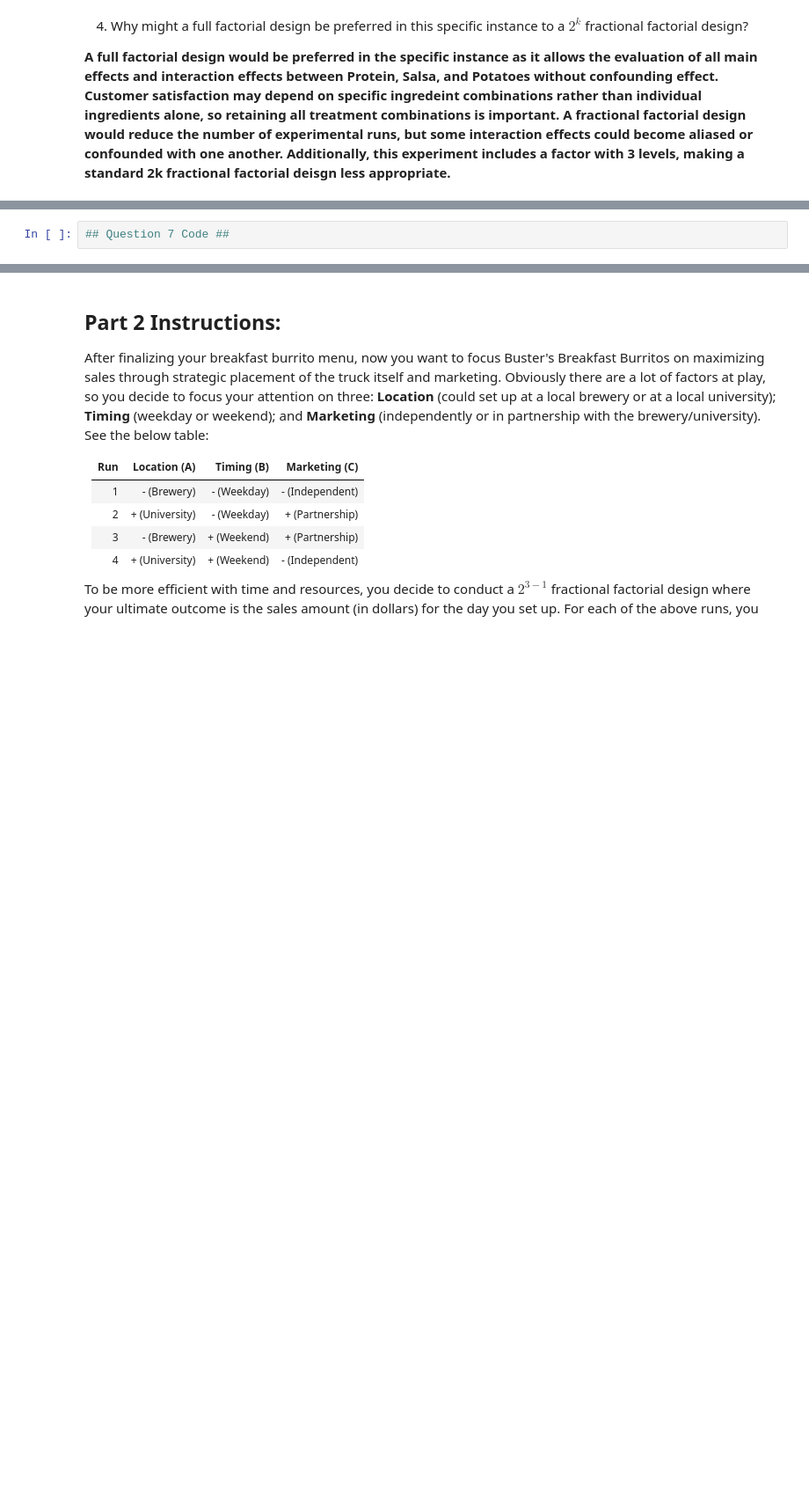
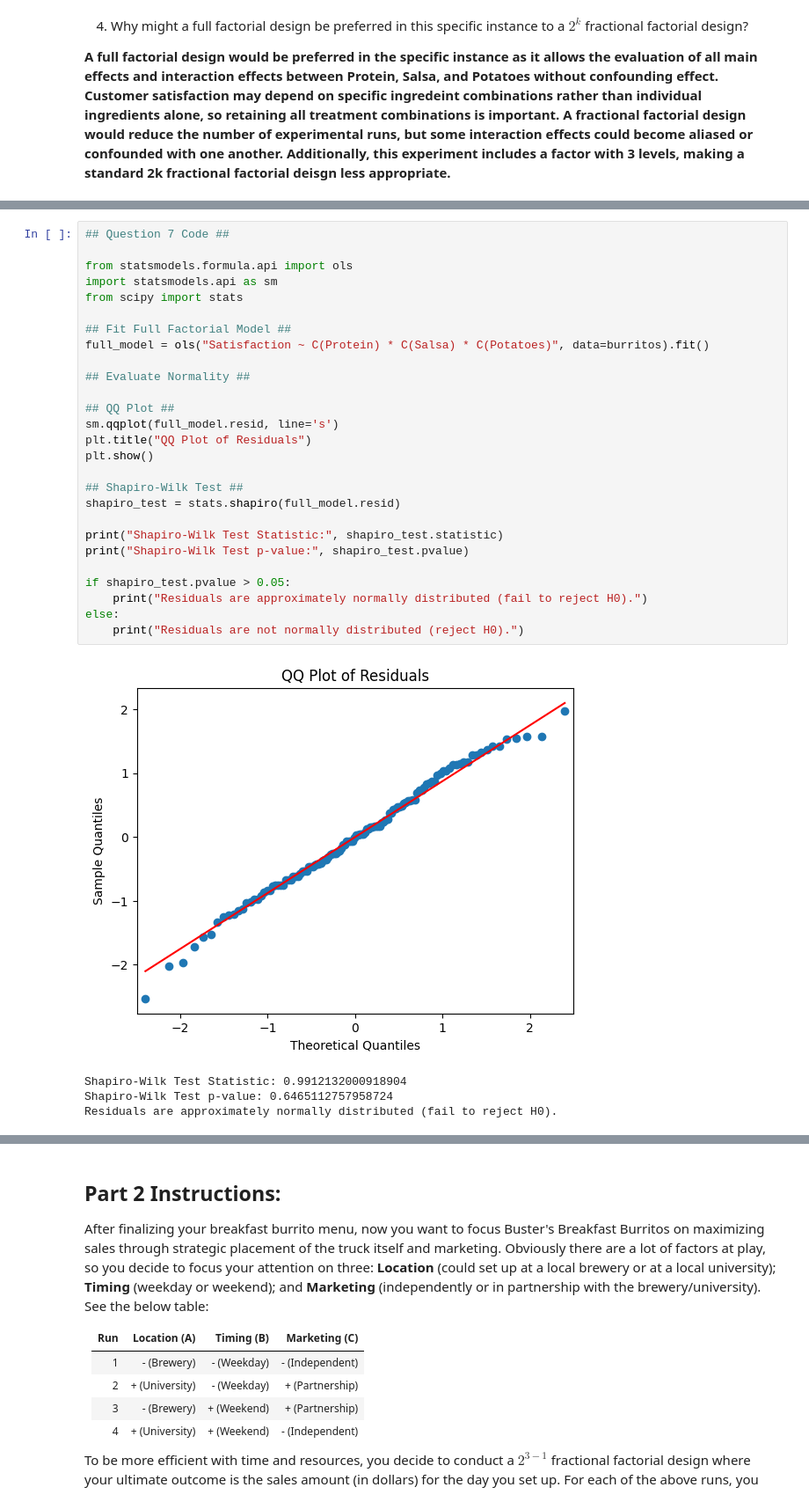
Before and after one commit to garrettspringsted/STAT-7220-Applied-Experimental-Design, a Jupyter notebook: Assignments/Final-Exam/Final-Exam.ipynb, the cells around one changed output, grey strips where cells are left out. Shown at 88% size. Cells and saved outputs as stored; diff of their text form; blank space fills up the shorter version.

```diff
--- a/Assignments/Final-Exam/Final-Exam.ipynb
+++ b/Assignments/Final-Exam/Final-Exam.ipynb
@@ -194,4 +279,34 @@ Yes       6.751667  1.105378
 # %%
 ## Question 7 Code ##
+
+from statsmodels.formula.api import ols
+import statsmodels.api as sm
+from scipy import stats
+
+## Fit Full Factorial Model ##
+full_model = ols("Satisfaction ~ C(Protein) * C(Salsa) * C(Potatoes)", data=burritos).fit()
+
+## Evaluate Normality ##
+
+## QQ Plot ##
+sm.qqplot(full_model.resid, line='s')
+plt.title("QQ Plot of Residuals")
+plt.show()
+
+## Shapiro-Wilk Test ##
+shapiro_test = stats.shapiro(full_model.resid)
+
+print("Shapiro-Wilk Test Statistic:", shapiro_test.statistic)
+print("Shapiro-Wilk Test p-value:", shapiro_test.pvalue)
+
+if shapiro_test.pvalue > 0.05:
+    print("Residuals are approximately normally distributed (fail to reject H0).")
+else:
+    print("Residuals are not normally distributed (reject H0).")
+# %% [output]
+[figure, added]
+Shapiro-Wilk Test Statistic: 0.9912132000918904
+Shapiro-Wilk Test p-value: 0.6465112757958724
+Residuals are approximately normally distributed (fail to reject H0).
 # %% [markdown]
 8. Check the assumption of constant variance using a testing method and a visual method. Does the assumption hold? Why or why not?
```
Also changed, not shown: parts of 15 cells of this notebook.
